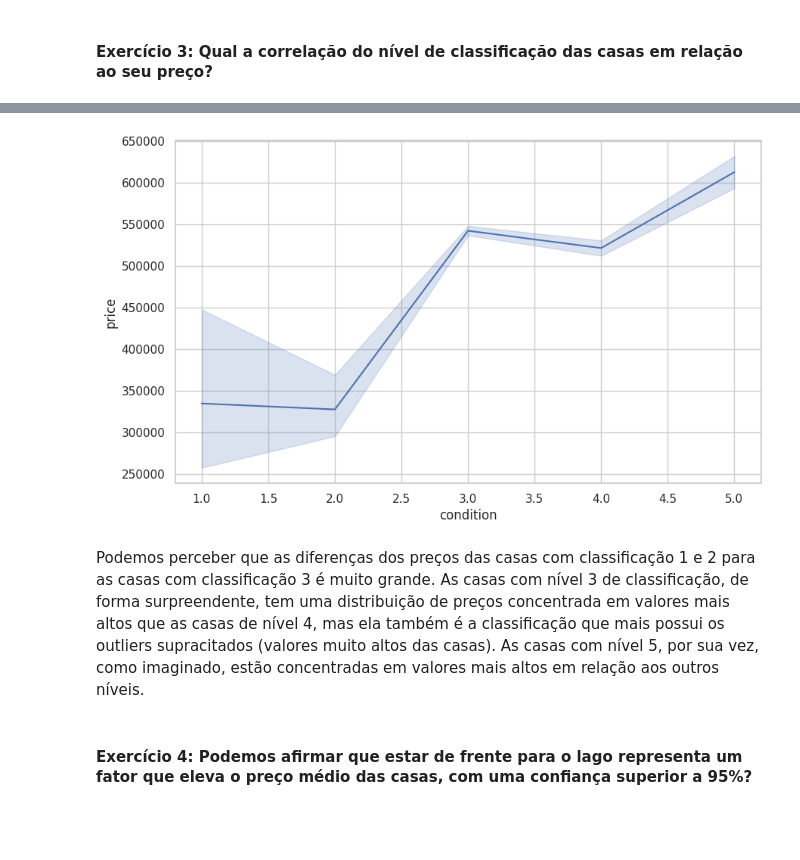
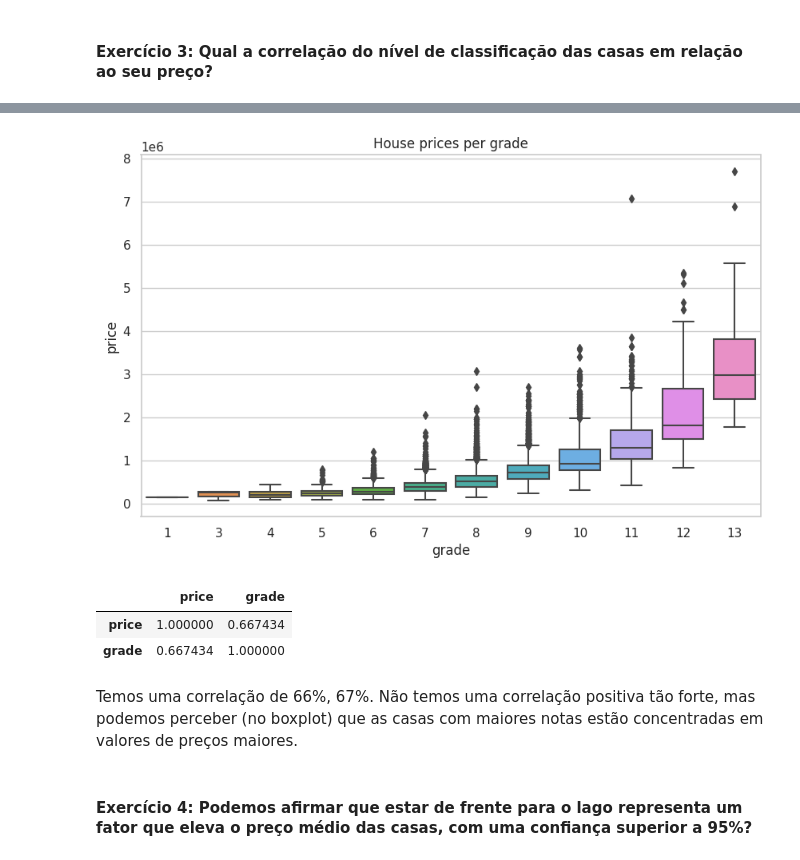
Before and after one commit to Fabiano23/digital_house, a Jupyter notebook: Módulo1/M1A25-INFERENCIA_ESTATISTICA_I/M1A25_PRATICA_INDEPENDENTE_INFERENCIA_ESTATISTICA_I.ipynb, the cells around one changed output, grey strips where cells are left out. Saved outputs shown, nothing was run; the diff lists cells and outputs as text; code cells hidden in the pictures; blank space fills up the shorter version.

```diff
--- a/Módulo1/M1A25-INFERENCIA_ESTATISTICA_I/M1A24_PRATICA_INDEPENDENTE_INFERENCIA_ESTATISTICA_I.ipynb
+++ b/Módulo1/M1A25-INFERENCIA_ESTATISTICA_I/M1A25_PRATICA_INDEPENDENTE_INFERENCIA_ESTATISTICA_I.ipynb
@@ -137,9 +137,17 @@ plt.title('House prices per condition');
-# %%
-sns.lineplot(kc['condition'], kc['price']);
-# %% [output]
-[figure, removed]
-# %% [markdown]
-Podemos perceber que as diferenças dos preços das casas com classificação 1 e 2 para as casas com classificação 3 é muito grande. As casas com nível 3 de classificação, de forma surpreendente, tem uma distribuição de preços concentrada em valores mais altos que as casas de nível 4, mas ela também é a classificação que mais possui os outliers supracitados (valores muito altos das casas). As casas com nível 5, por sua vez, como imaginado, estão concentradas em valores mais altos em relação aos outros níveis.
+# %%
+sns.boxplot(kc['grade'], kc['price'])
+
+plt.title('House prices per grade');
+# %% [output]
+[figure, added]
+# %%
+kc[['price', 'grade']].corr()
+# %% [output]
+|  | price | grade |
+| price | 1.000000 | 0.667434 |
+| grade | 0.667434 | 1.000000 |
+# %% [markdown]
+Temos uma correlação de 66%, 67%. Não temos uma correlação positiva tão forte, mas podemos perceber (no boxplot) que as casas com maiores notas estão concentradas em valores de preços maiores.
 # %% [markdown]
 #### Exercício 4: Podemos afirmar que estar de frente para o lago representa um fator que eleva o preço médio das casas, com uma confiança superior a 95%?
 # %% [markdown]
```
Also changed, not shown: parts of 1 cell of this notebook, 2 other files.
